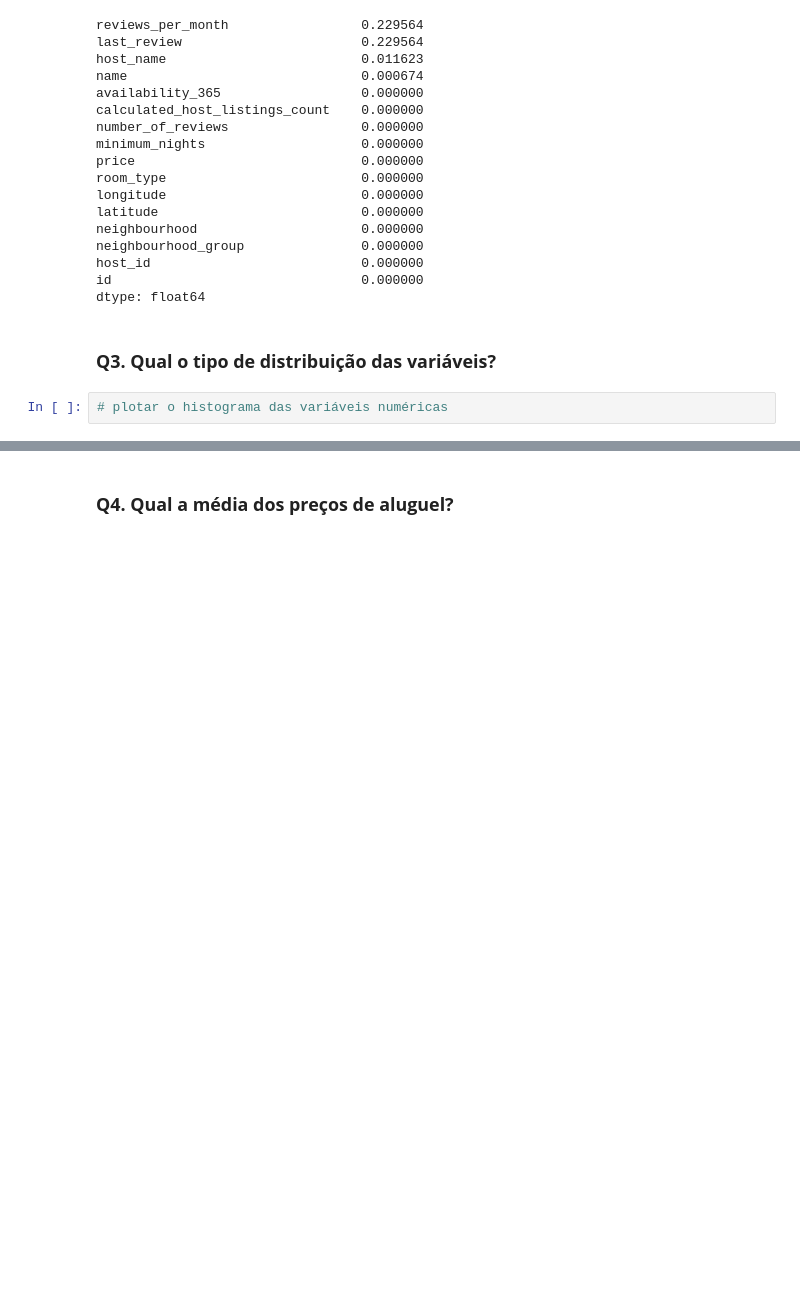
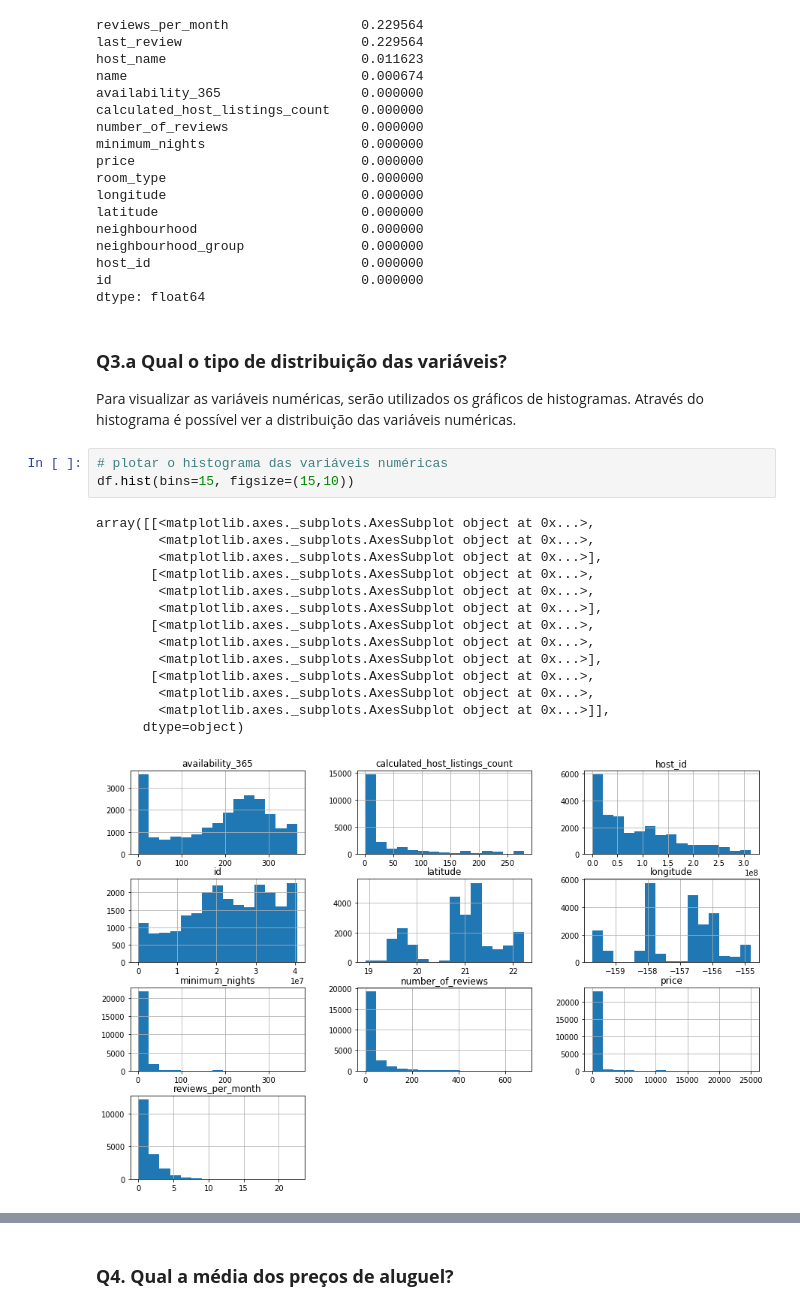
Before and after one commit to adrianadamata/Data_Science_Analise_Dados_Airbnb_Havai, a Jupyter notebook: Analisando_os_Dados_do_Airbnb_havai.ipynb, the cells around one changed output, grey strips where cells are left out. Saved outputs shown, nothing was run; the diff lists cells and outputs as text; blank space fills up the shorter version.

Commit message:
Análise de outliers nas variáveis

```diff
--- a/Analisando_os_Dados_do_Airbnb_havai.ipynb
+++ b/Analisando_os_Dados_do_Airbnb_havai.ipynb
@@ -122,7 +122,24 @@ neighbourhood_group               0.000000
 host_id                           0.000000
 id                                0.000000
 dtype: float64
-# %% [markdown]
-### **Q3. Qual o tipo de distribuição das variáveis?**
+# %% [markdown]
+### **Q3.a Qual o tipo de distribuição das variáveis?**
+Para visualizar as variáveis numéricas, serão utilizados os gráficos de histogramas. Através do histograma é possível ver a distribuição das variáveis numéricas.
 # %%
 # plotar o histograma das variáveis numéricas
+df.hist(bins=15, figsize=(15,10))
+# %% [output]
+array([[<matplotlib.axes._subplots.AxesSubplot object at 0x...>,
+        <matplotlib.axes._subplots.AxesSubplot object at 0x...>,
+        <matplotlib.axes._subplots.AxesSubplot object at 0x...>],
+       [<matplotlib.axes._subplots.AxesSubplot object at 0x...>,
+        <matplotlib.axes._subplots.AxesSubplot object at 0x...>,
+        <matplotlib.axes._subplots.AxesSubplot object at 0x...>],
+       [<matplotlib.axes._subplots.AxesSubplot object at 0x...>,
+        <matplotlib.axes._subplots.AxesSubplot object at 0x...>,
+        <matplotlib.axes._subplots.AxesSubplot object at 0x...>],
+       [<matplotlib.axes._subplots.AxesSubplot object at 0x...>,
+        <matplotlib.axes._subplots.AxesSubplot object at 0x...>,
+        <matplotlib.axes._subplots.AxesSubplot object at 0x...>]],
+      dtype=object)
+[figure, added]
```
Also changed, not shown: parts of 17 cells of this notebook.
